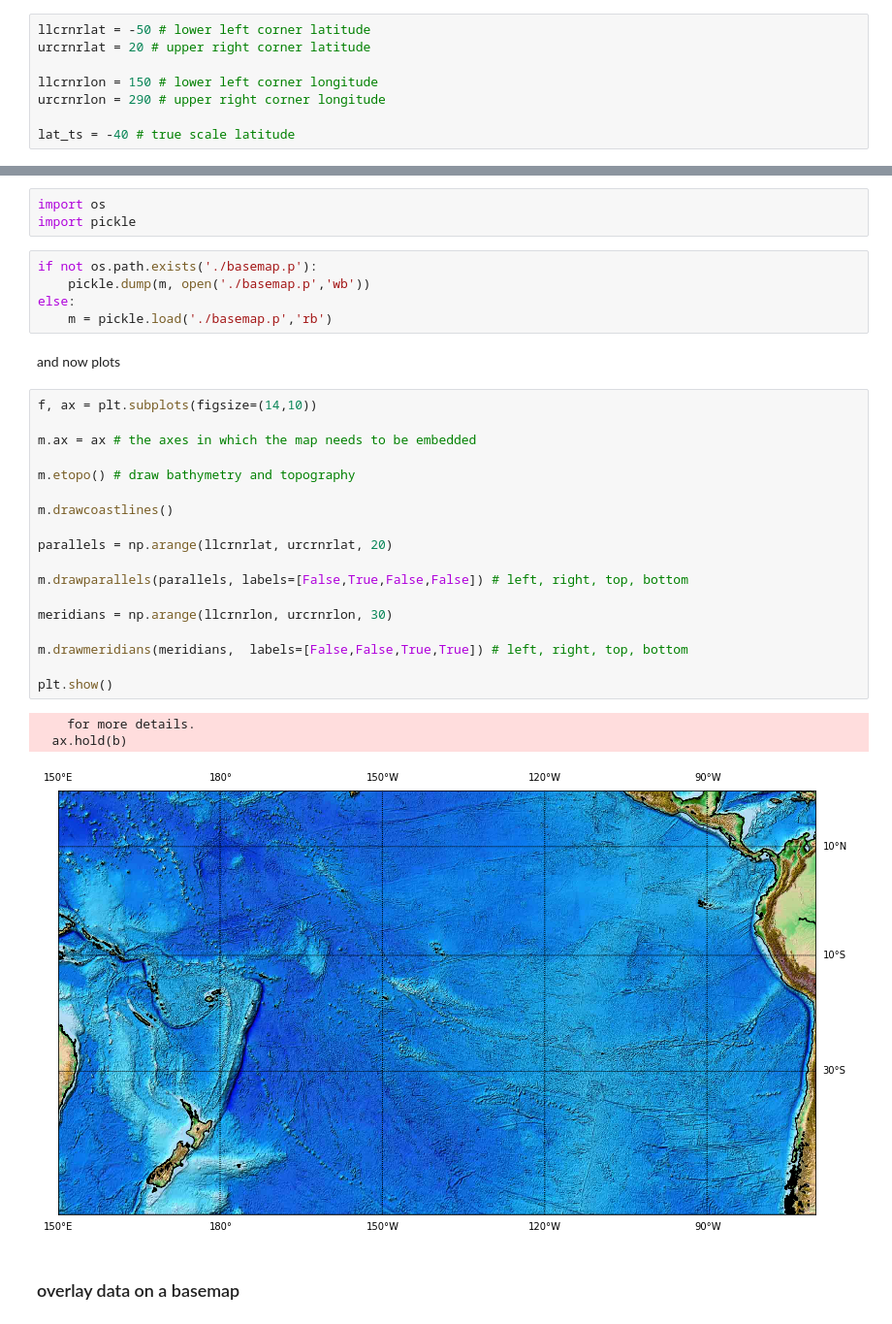
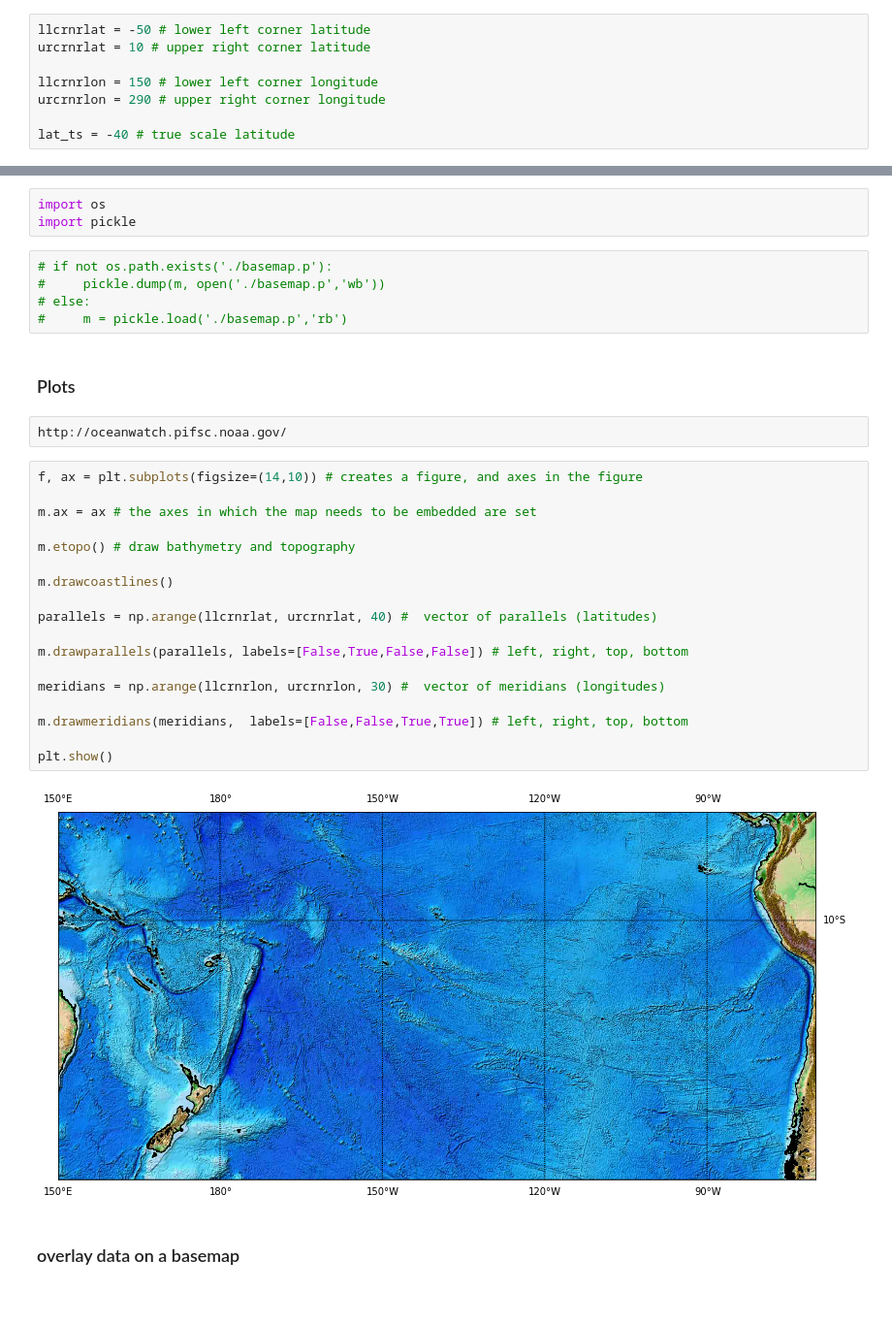
Before and after one commit to nicolasfauchereau/Auckland_Python_Workshop, a Jupyter notebook: notebooks/10_Mapping.ipynb, the cells around one changed output, grey strips where cells are left out. Shown at 97% size. Saved outputs shown, nothing was run; the diff lists cells and outputs as text.

```diff
--- a/notebooks/10_Mapping.ipynb
+++ b/notebooks/10_Mapping.ipynb
@@ -45,7 +64,7 @@ projection_params['merc']
 defines the parameters for the *Mercator* projection
 # %%
 llcrnrlat = -50 # lower left corner latitude
-urcrnrlat = 20 # upper right corner latitude
+urcrnrlat = 10 # upper right corner latitude
 
 llcrnrlon = 150 # lower left corner longitude
 urcrnrlon = 290 # upper right corner longitude
@@ -66,33 +90,33 @@ m = bm(projection='merc',\
 import os
 import pickle
 # %%
-if not os.path.exists('./basemap.p'):
-    pickle.dump(m, open('./basemap.p','wb'))
-else:
-    m = pickle.load('./basemap.p','rb')
+# if not os.path.exists('./basemap.p'):
+#     pickle.dump(m, open('./basemap.p','wb'))
+# else:
+#     m = pickle.load('./basemap.p','rb')
-# %% [markdown]
-and now plots
+# %% [markdown]
+### Plots
+# %%
+http://oceanwatch.pifsc.noaa.gov/
 # %%
-f, ax = plt.subplots(figsize=(14,10))
+f, ax = plt.subplots(figsize=(14,10)) # creates a figure, and axes in the figure
 
-m.ax = ax # the axes in which the map needs to be embedded
+m.ax = ax # the axes in which the map needs to be embedded are set
 
 m.etopo() # draw bathymetry and topography
 
 m.drawcoastlines()
 
-parallels = np.arange(llcrnrlat, urcrnrlat, 20)
+parallels = np.arange(llcrnrlat, urcrnrlat, 40) #  vector of parallels (latitudes)
 
 m.drawparallels(parallels, labels=[False,True,False,False]) # left, right, top, bottom
 
-meridians = np.arange(llcrnrlon, urcrnrlon, 30)
+meridians = np.arange(llcrnrlon, urcrnrlon, 30) #  vector of meridians (longitudes)
 
 m.drawmeridians(meridians,  labels=[False,False,True,True]) # left, right, top, bottom
 
 plt.show()
 # %% [output]
-    for more details.
-  ax.hold(b)
-[figure, old version]
+[figure, new version]
 # %% [markdown]
 ### overlay data on a basemap
```
Also changed, not shown: parts of 37 cells of this notebook.
